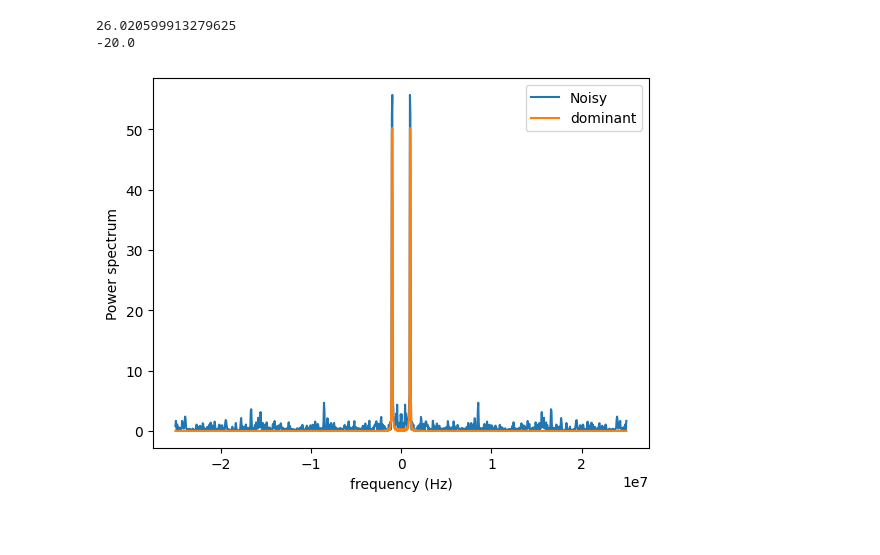
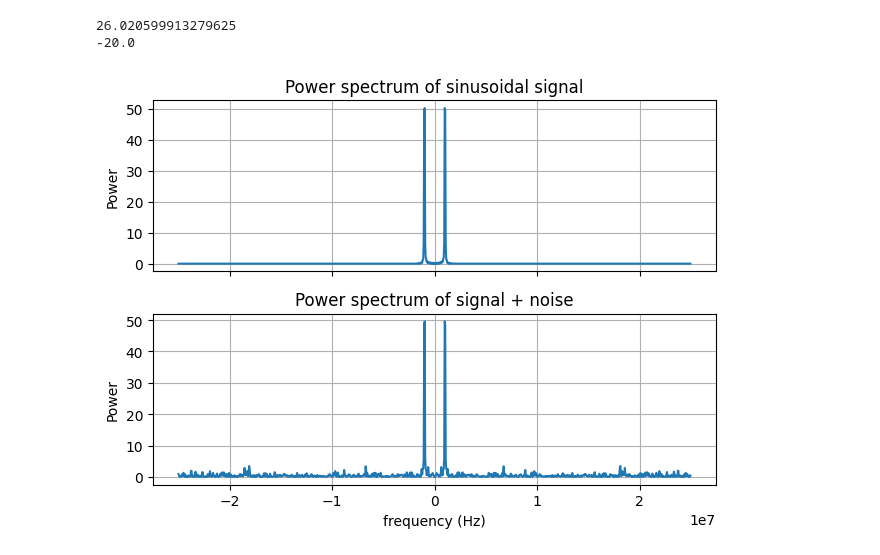
Before and after one commit to Sandermi99/MEDT4165, a Jupyter notebook: Exercise1_SPUltrasound.ipynb, the cells around one changed output. Cells and saved outputs as stored; diff of their text form; code cells hidden in the pictures; blank space fills up the shorter version.

```diff
--- a/Exercise1_SPUltrasound.ipynb
+++ b/Exercise1_SPUltrasound.ipynb
@@ -83,19 +83,35 @@ print(SNR_est_b_dB)
 # %%
 #Power spectrum (frequency) analysis
 Nfft = 1024
 Y_noisy = np.fft.fft(y_noisy, Nfft)
 Y_dominant = np.fft.fft(y, Nfft)
 
 Ps_noisy = (1/Nfft)*np.abs(Y_noisy)**2
 Ps_dominant = (1/Nfft)*np.abs(Y_dominant)**2
 Pshiftet_noisy = np.fft.fftshift(Ps_noisy)
 Pshiftet_dominant = np.fft.fftshift(Ps_dominant)
 f = np.fft.fftshift(np.fft.fftfreq(Nfft, 1/fc))
-plt.xlabel("frequency (Hz)")
-plt.ylabel("Power spectrum")
-plt.plot(f, Pshiftet_noisy, label = "Noisy")
-plt.plot(f, Pshiftet_dominant, label = "dominant")
-plt.legend()
+fig, ax = plt.subplots(2,1,sharex=True)
+
+ax[0].plot(f, Pshiftet_dominant)
+ax[0].set_title("Power spectrum of sinusoidal signal")
+ax[0].set_ylabel("Power")
+ax[0].grid()
+
+ax[1].plot(f, Pshiftet_noisy)
+ax[1].set_title("Power spectrum of signal + noise")
+ax[1].set_xlabel("frequency (Hz)")
+ax[1].set_ylabel("Power")
+ax[1].grid()
+
+plt.tight_layout()
 plt.show()
+
+
+#Interpretation:
+# We can see that the power spectrum of the sinusoidal signal has two distinct peaks at
+# +-f0 with no leakage in other frequencies, while the noisy signal has
+# the same peaks but also some power leakage distributed in a wide range of
+# other frequencies.
 # %% [output]
-[figure, old version]
+[figure, new version]
```
Also changed, not shown: parts of 3 cells of this notebook.
